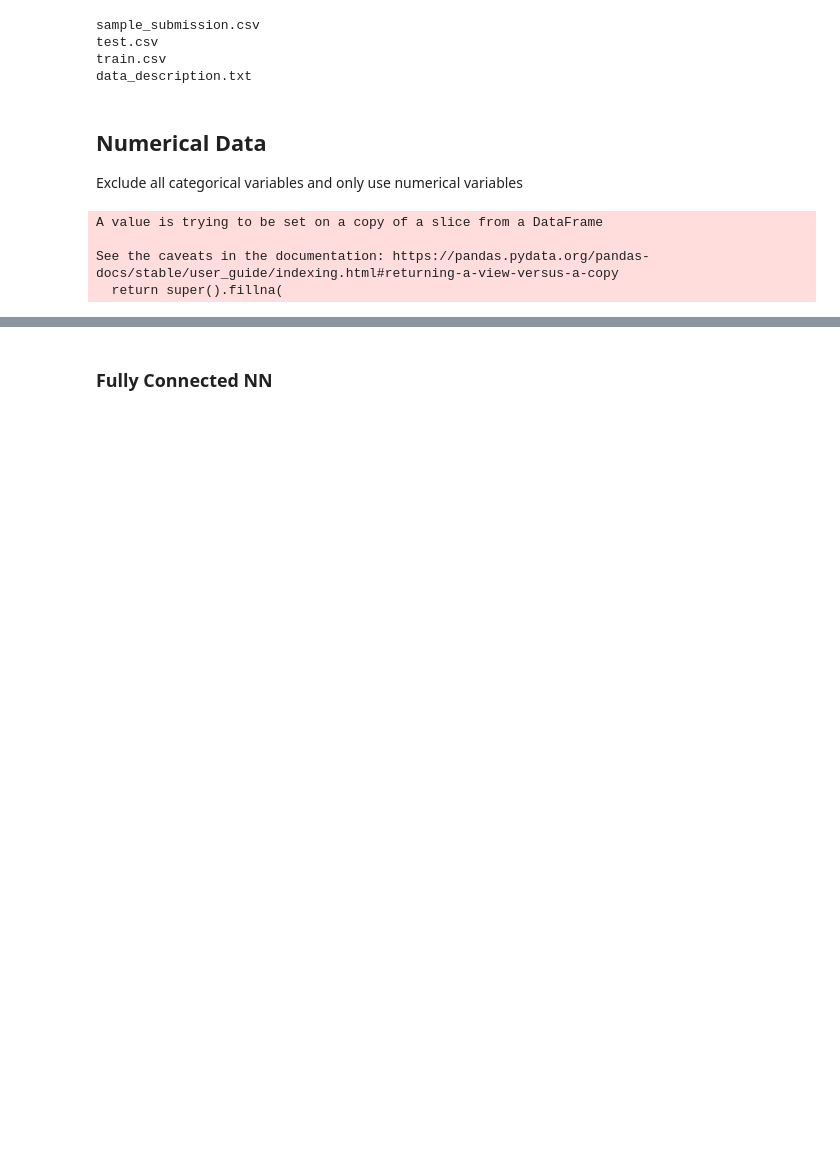
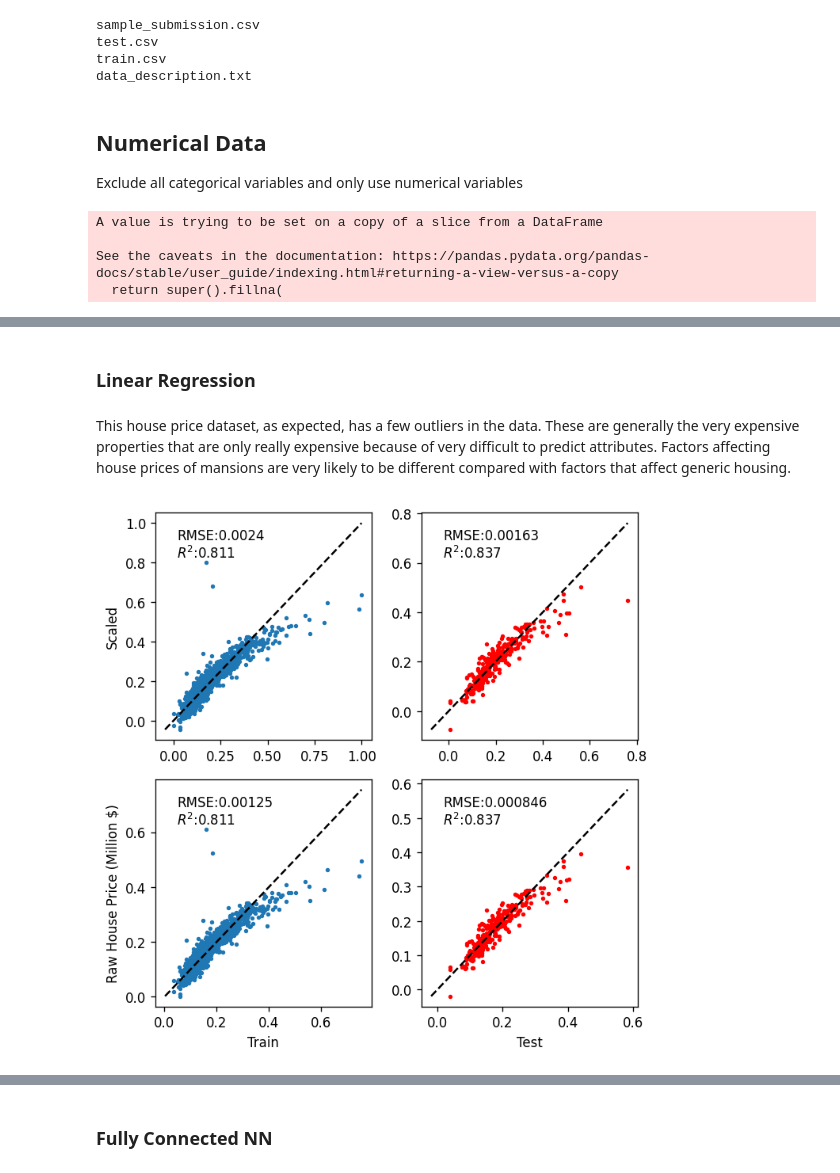
Before and after one commit to ajhetherington/kaggle_housing, a Jupyter notebook: House_prices_adv_reg.ipynb, the cells around one changed output, grey strips where cells are left out. Cells and saved outputs as stored; diff of their text form; code cells hidden in the pictures; blank space fills up the shorter version.

```diff
--- a/House_prices_adv_reg.ipynb
+++ b/House_prices_adv_reg.ipynb
@@ -51,0 +65,51 @@ train_y,test_y = scaler.transform(train_y[:,None]),scaler.transform(test_y[:,Non
+# %%
+from sklearn.metrics import r2_score as r2
+from sklearn.metrics import mean_squared_error
+def rmse(_true,_pred):
+    return mean_squared_error(_true,_pred,squared = 'False')
+
+def model_quartet_plot(model):
+    fig,ax = plt.subplots(nrows = 2,ncols = 2,figsize = (6,6),dpi = (120))
+
+    true,pred = y_train,model.predict(x_train)
+    if len(pred.shape) == 1:
+        pred = pred[:,None]
+    _min,_max = min(true.min(),pred.min()),max(true.max(),pred.max())
+    ax[0,0].scatter(true,pred,s = 5)
+    ax[0,0].plot([_min,_max],[_min,_max],'k--')
+    ax[0,0].annotate('RMSE:' + str('{:.3g}'.format(rmse(true,pred))) + '\n' + '$R^2$:' + str('{:.3g}'.format(r2(true,pred))),(0.1,0.8),xycoords="axes fraction")
+
+    true,pred = y_scaler.inverse_transform(true) / 1e6,y_scaler.inverse_transform(pred) / 1e6
+    _min,_max = min(true.min(),pred.min()),max(true.max(),pred.max())
+    ax[1,0].scatter(true,pred,s = 5)
+    ax[1,0].plot([_min,_max],[_min,_max],'k--')
+    ax[1,0].annotate('RMSE:' + str('{:.3g}'.format(rmse(true,pred))) + '\n' + '$R^2$:' + str('{:.3g}'.format(r2(true,pred))),(0.1,0.8),xycoords="axes fraction")
+
+    true,pred = y_test,model.predict(x_test)
+    if len(pred.shape) == 1:
+        pred = pred[:,None]
+    _min,_max = min(true.min(),pred.min()),max(true.max(),pred.max())
+    ax[0,1].scatter(true,pred,c = 'red',s = 5)
+    ax[0,1].plot([_min,_max],[_min,_max],'k--')
+    ax[0,1].annotate('RMSE:' + str('{:.3g}'.format(rmse(true,pred))) + '\n' + '$R^2$:' + str('{:.3g}'.format(r2(true,pred))),(0.1,0.8),xycoords="axes fraction")
+
+    true,pred = y_scaler.inverse_transform(true) / 1e6,y_scaler.inverse_transform(pred) / 1e6
+    _min,_max = min(true.min(),pred.min()),max(true.max(),pred.max())
+    ax[1,1].scatter(true,pred,c = 'red',s = 5)
+    ax[1,1].plot([_min,_max],[_min,_max],'k--')
+    ax[1,1].annotate('RMSE:' + str('{:.3g}'.format(rmse(true,pred))) + '\n' + '$R^2$:' + str('{:.3g}'.format(r2(true,pred))),(0.1,0.8),xycoords="axes fraction")
+
+    ax[0,0].set(ylabel = 'Scaled')
+    ax[1,0].set(xlabel = 'Train',ylabel = 'Raw House Price (Million $)')
+    ax[1,1].set(xlabel = 'Test')
+    fig.tight_layout()
+# %% [markdown]
+### Linear Regression
+# %% [markdown]
+This house price dataset, as expected, has a few outliers in the data. These are generally the very expensive properties that are only really expensive because of very difficult to predict attributes. Factors affecting house prices of mansions are very likely to be different compared with factors that affect generic housing.
+# %%
+from sklearn.linear_model import LinearRegression
+Linear_model = LinearRegression().fit(x_train,y_train)
+model_quartet_plot(Linear_model)
+# %% [output]
+[figure, added]
```
Also changed, not shown: parts of 33 cells of this notebook.
